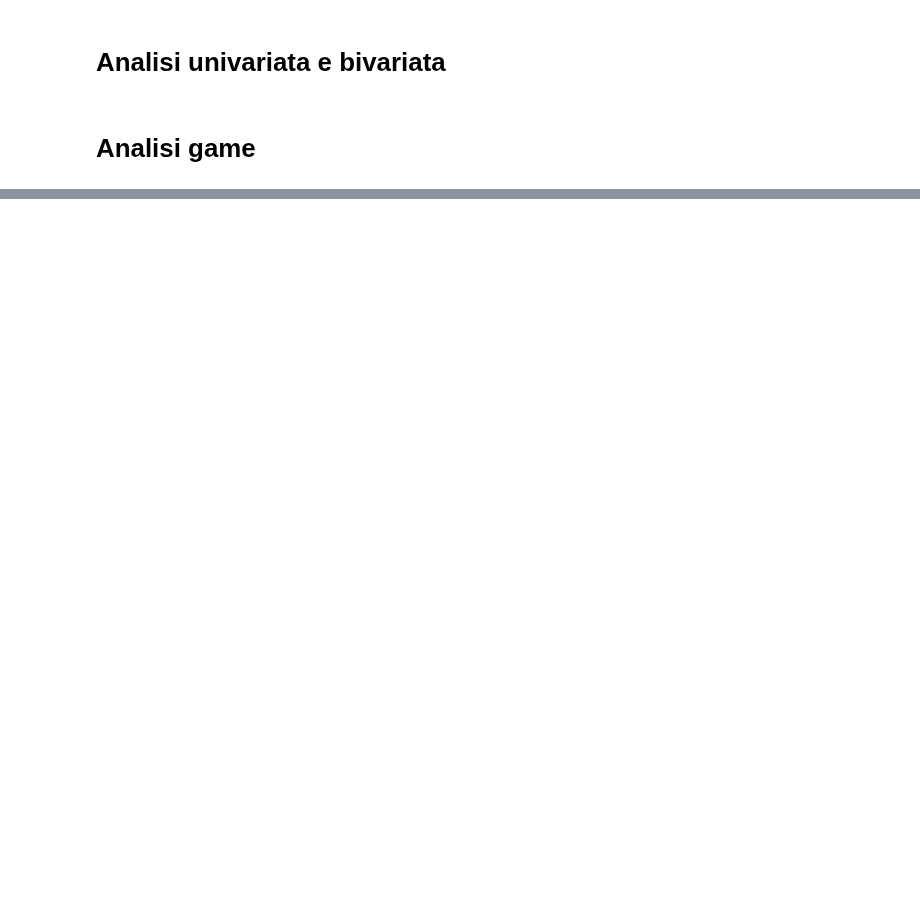
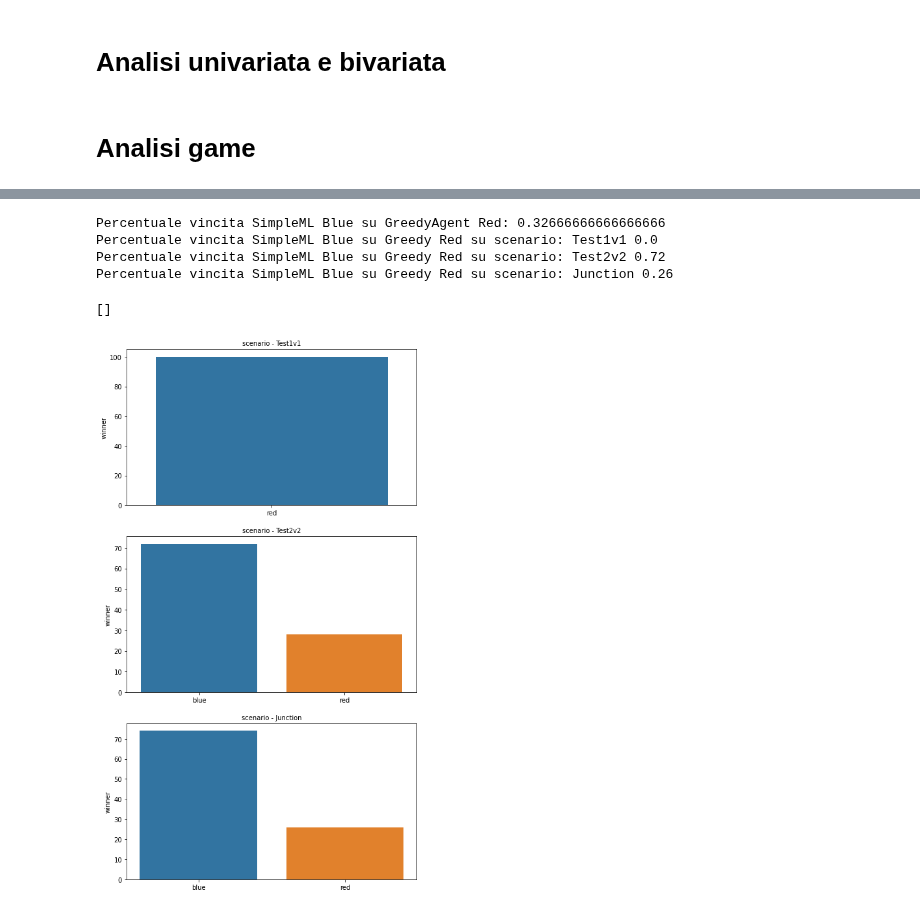
Before and after one commit to IDSIA/NewTechnoWar, a Jupyter notebook: code/Analysis.ipynb, the cells around one changed output, grey strips where cells are left out. Drawn from its saved outputs; the diff is of its cells as text; code cells hidden in the pictures; blank space fills up the shorter version.

```diff
--- a/code/Analysis.ipynb
+++ b/code/Analysis.ipynb
@@ -172,0 +217,21 @@ Percentuale vincita SimpleML su Greedy su scenario: Test2v2 0.375
+# %%
+mask=iniziale.loc[((iniziale.teamRed == "GreedyAgent") & (iniziale.teamBlue == "SimpleML"))]
+print('Percentuale vincita SimpleML Blue su GreedyAgent Red:',len(mask[mask['winner']=="blue"])/len(mask))
+departments=mask['scenario'].unique()
+
+fig, ax = plt.subplots(len(departments), figsize=(8,15))
+for i,name in enumerate(departments):
+    dd=mask[(mask.scenario == name)]
+    sns.barplot(y=dd['winner'].value_counts(),x=dd['winner'].unique() ,ax=ax[i])
+    ax[i].set_title('scenario - {}'.format(name), fontsize=10)
+    print('Percentuale vincita SimpleML Blue su Greedy Red su scenario:',name,len(dd[dd['winner']=="blue"])/len(dd))
+
+plt.plot()
+#metti perncetuale per ogni scenario
+# %% [output]
+Percentuale vincita SimpleML Blue su GreedyAgent Red: 0.32666666666666666
+Percentuale vincita SimpleML Blue su Greedy Red su scenario: Test1v1 0.0
+Percentuale vincita SimpleML Blue su Greedy Red su scenario: Test2v2 0.72
+Percentuale vincita SimpleML Blue su Greedy Red su scenario: Junction 0.26
+[]
+[figure, added]
```
Also changed, not shown: parts of 8 cells of this notebook.
